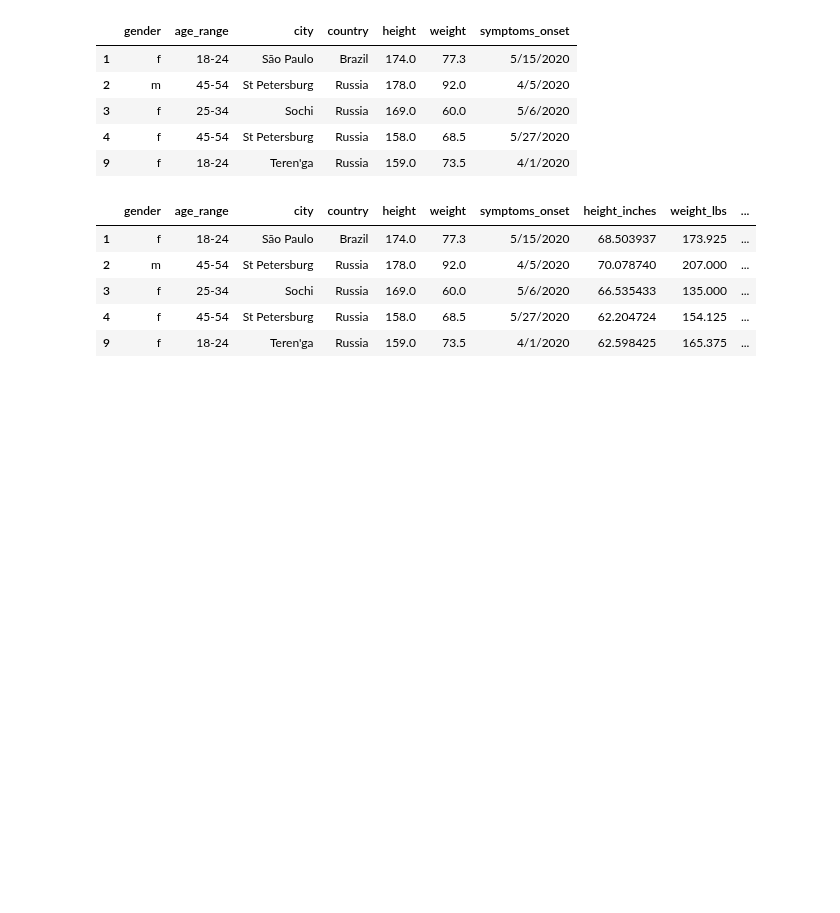
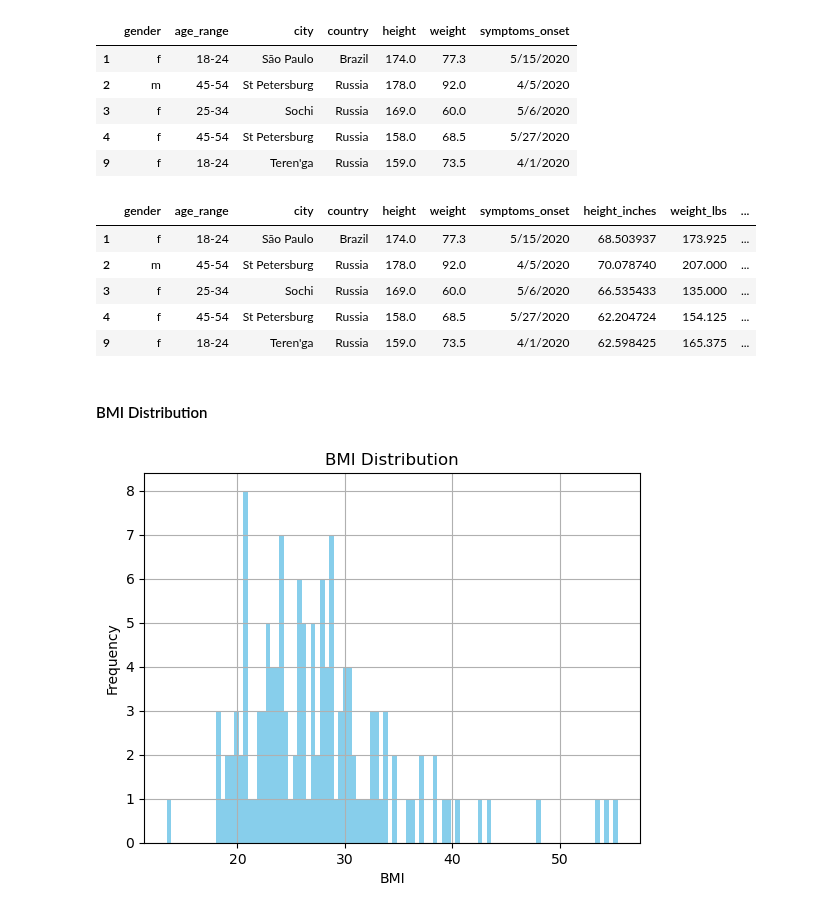
Before and after one commit to AIPI510/aipi510-fall24, a Jupyter notebook: ta4-eda-grok-and-bert.ipynb, the cells around one changed output. Drawn from its saved outputs; the diff is of its cells as text; code cells hidden in the pictures; blank space fills up the shorter version.

```diff
--- a/ta4-eda-grok-and-bert.ipynb
+++ b/ta4-eda-grok-and-bert.ipynb
@@ -146,3 +164,13 @@ df_cleaned.head()
 | 3 | f | 25-34 | Sochi | Russia | 169.0 | 60.0 | 5/6/2020 | 66.535433 | 135.000 | ... |
 | 4 | f | 45-54 | St Petersburg | Russia | 158.0 | 68.5 | 5/27/2020 | 62.204724 | 154.125 | ... |
 | 9 | f | 18-24 | Teren'ga | Russia | 159.0 | 73.5 | 4/1/2020 | 62.598425 | 165.375 | ... |
+# %% [markdown]
+#### BMI Distribution
+# %%
+df_cleaned['BMI'].hist(bins=100, color='skyblue')
+plt.title('BMI Distribution')
+plt.xlabel('BMI')
+plt.ylabel('Frequency')
+plt.show()
+# %% [output]
+[figure, added]
```
Also changed, not shown: parts of 25 cells of this notebook.
